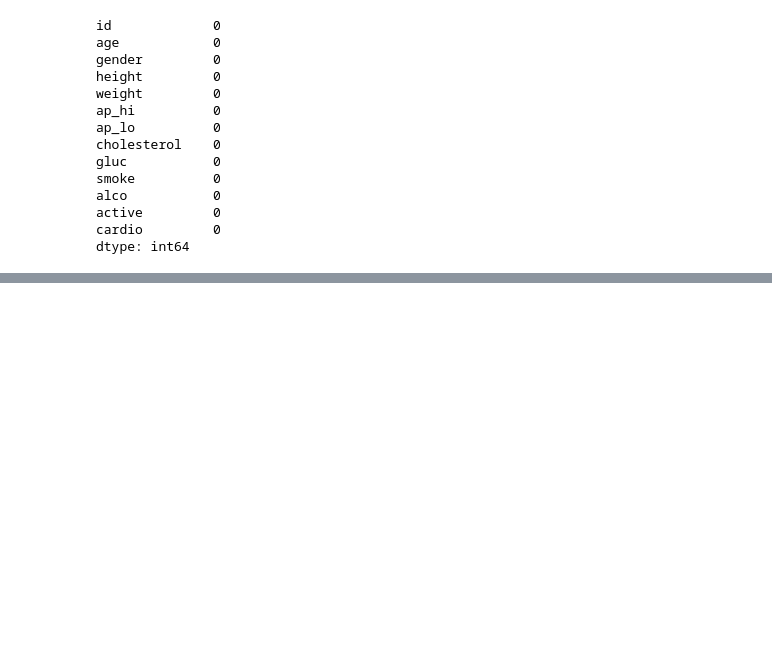
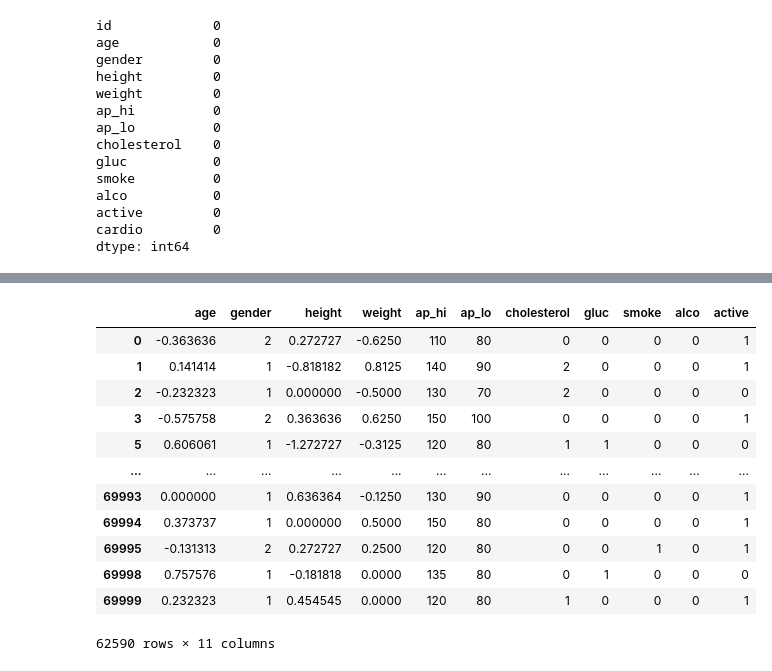
Before and after one commit to ahmedabbdelnasser3/-Heart-Disease-Risk-Prediction-Patient-Clustering, a Jupyter notebook: Graduation project.ipynb, the cells around one changed output, grey strips where cells are left out. Saved outputs shown, nothing was run; the diff lists cells and outputs as text; code cells hidden in the pictures; blank space fills up the shorter version.

```diff
--- a/Graduation project.ipynb
+++ b/Graduation project.ipynb
@@ -245,0 +262,18 @@ plt.show()
+# %%
+features = df.drop(['cardio'], axis=1)
+
+features
+# %% [output]
+|  | age | gender | height | weight | ap_hi | ap_lo | cholesterol | gluc | smoke | alco | active |
+| 0 | -0.363636 | 2 | 0.272727 | -0.6250 | 110 | 80 | 0 | 0 | 0 | 0 | 1 |
+| 1 | 0.141414 | 1 | -0.818182 | 0.8125 | 140 | 90 | 2 | 0 | 0 | 0 | 1 |
+| 2 | -0.232323 | 1 | 0.000000 | -0.5000 | 130 | 70 | 2 | 0 | 0 | 0 | 0 |
+| 3 | -0.575758 | 2 | 0.363636 | 0.6250 | 150 | 100 | 0 | 0 | 0 | 0 | 1 |
+| 5 | 0.606061 | 1 | -1.272727 | -0.3125 | 120 | 80 | 1 | 1 | 0 | 0 | 0 |
+| ... | ... | ... | ... | ... | ... | ... | ... | ... | ... | ... | ... |
+| 69993 | 0.000000 | 1 | 0.636364 | -0.1250 | 130 | 90 | 0 | 0 | 0 | 0 | 1 |
+| 69994 | 0.373737 | 1 | 0.000000 | 0.5000 | 150 | 80 | 0 | 0 | 0 | 0 | 1 |
+| 69995 | -0.131313 | 2 | 0.272727 | 0.2500 | 120 | 80 | 0 | 0 | 1 | 0 | 1 |
+| 69998 | 0.757576 | 1 | -0.181818 | 0.0000 | 135 | 80 | 0 | 1 | 0 | 0 | 0 |
+| 69999 | 0.232323 | 1 | 0.454545 | 0.0000 | 120 | 80 | 1 | 0 | 0 | 0 | 1 |
+62590 rows × 11 columns
```
Also changed, not shown: parts of 15 cells of this notebook.
